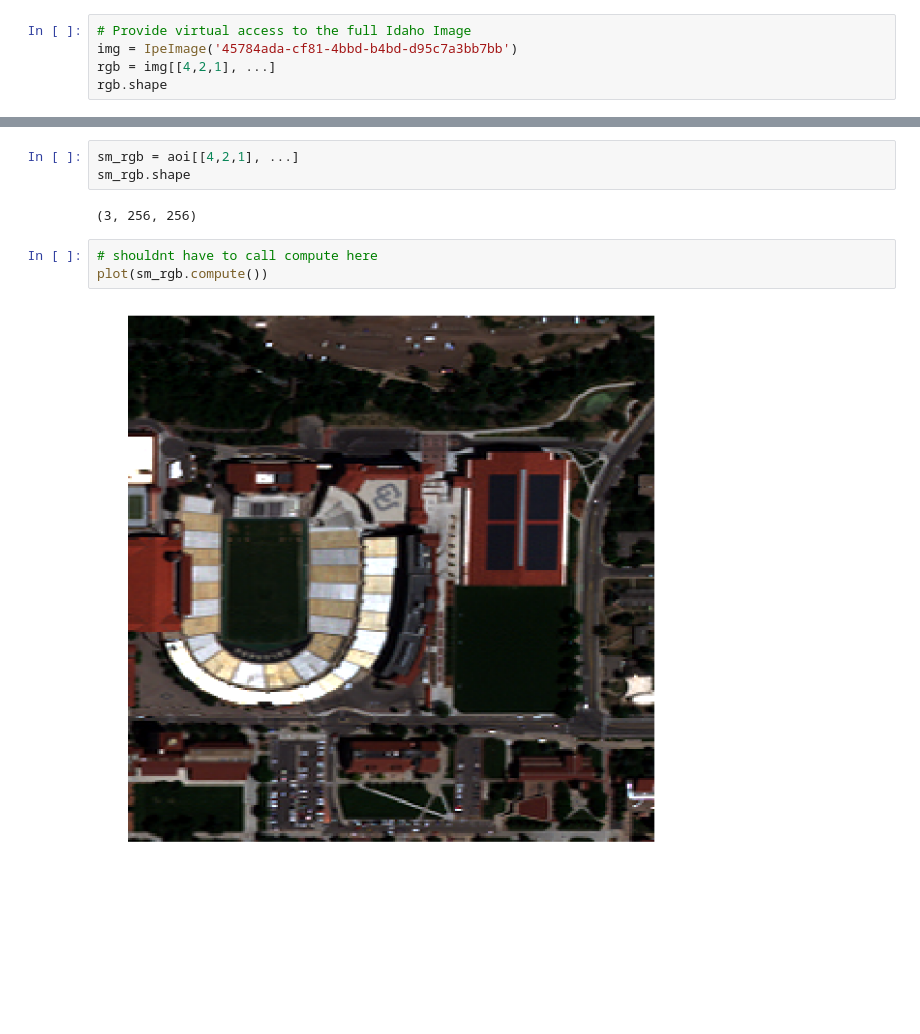
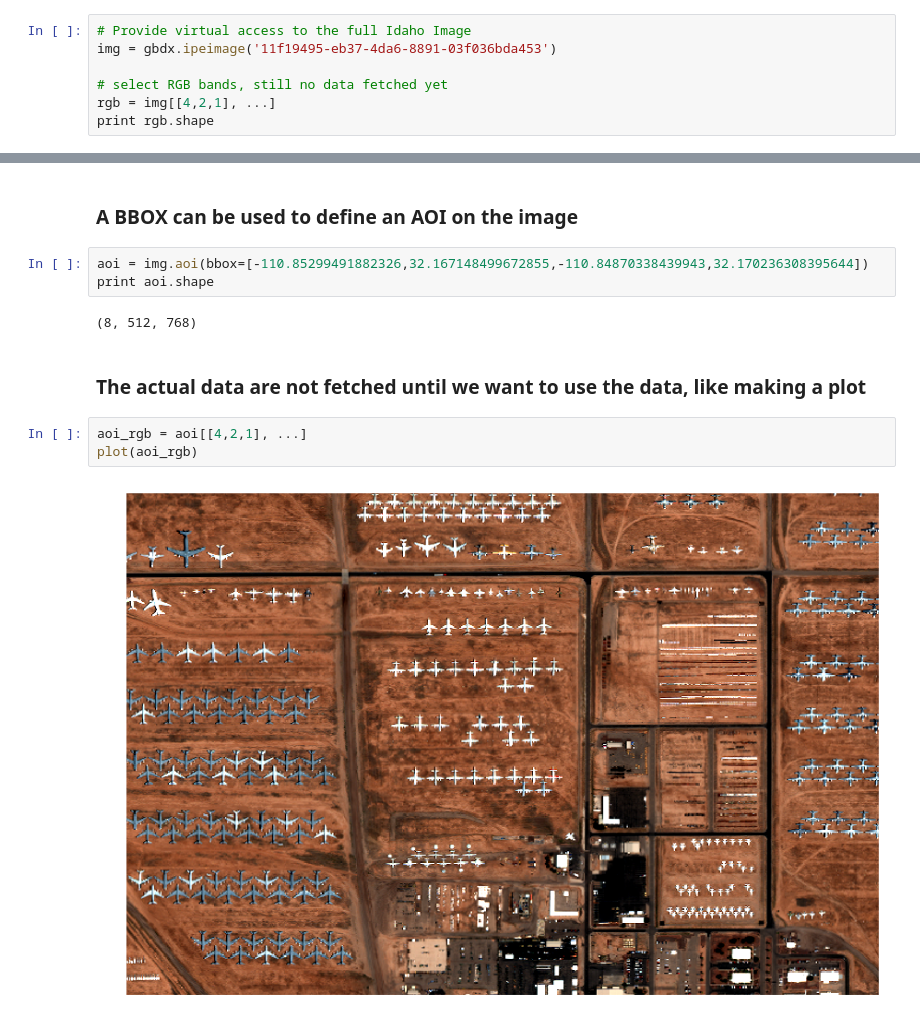
Before and after one commit to timbr-io/gbdxtools, a Jupyter notebook: examples/IpeImage_usage.ipynb, the cells around one changed output, grey strips where cells are left out. Cells and saved outputs as stored; diff of their text form; blank space fills up the shorter version.

```diff
--- a/examples/IpeImage_usage.ipynb
+++ b/examples/IpeImage_usage.ipynb
@@ -29,6 +39,8 @@ def plot(data, stretch=[2,98]):
 # %%
 # Provide virtual access to the full Idaho Image
-img = IpeImage('45784ada-cf81-4bbd-b4bd-d95c7a3bb7bb')
+img = gbdx.ipeimage('11f19495-eb37-4da6-8891-03f036bda453')
+
+# select RGB bands, still no data fetched yet
 rgb = img[[4,2,1], ...]
-rgb.shape
+print rgb.shape
 # %% [output]
@@ -42,10 +62,14 @@ print aoi.shape
+# %% [markdown]
+### A BBOX can be used to define an AOI on the image
+# %%
+aoi = img.aoi(bbox=[-110.85299491882326,32.167148499672855,-110.84870338439943,32.170236308395644])
+print aoi.shape
+# %% [output]
+(8, 512, 768)
+# %% [markdown]
+### The actual data are not fetched until we want to use the data, like making a plot
 # %%
-sm_rgb = aoi[[4,2,1], ...]
-sm_rgb.shape
+aoi_rgb = aoi[[4,2,1], ...]
+plot(aoi_rgb)
 # %% [output]
-(3, 256, 256)
+[figure, added]
-# %%
-# shouldnt have to call compute here
-plot(sm_rgb.compute())
-# %% [output]
-[figure, removed]
```
Also changed, not shown: parts of 21 cells of this notebook.
